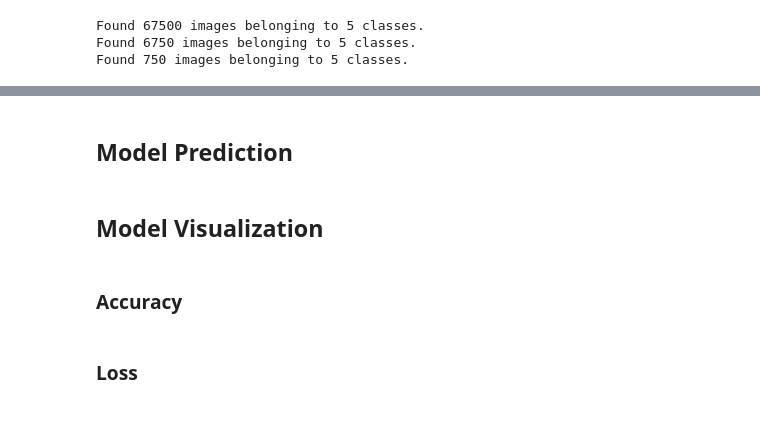
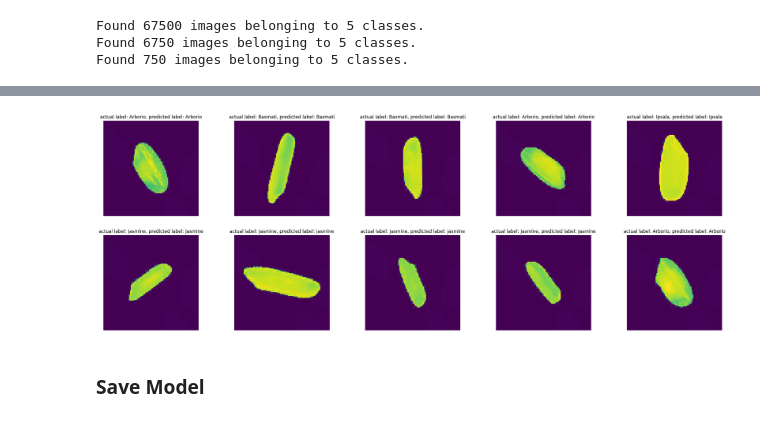
Before and after one commit to TjengIvanCahyadi/proyek-akhir-kecerdasan-buatan, a Jupyter notebook: klasifikasi_jenis_beras.ipynb, the cells around one changed output, grey strips where cells are left out. Saved outputs shown, nothing was run; the diff lists cells and outputs as text; code cells hidden in the pictures.

```diff
--- a/klasifikasi_jenis_beras.ipynb
+++ b/klasifikasi_jenis_beras.ipynb
@@ -224,8 +353,15 @@ Found 750 images belonging to 5 classes.
+# %%
+img, label = next(iter(test_generator))
+
+plt.figure(figsize=(30,10))
+for i in range(10) :
+    actual_label = list(rice_dataset.keys())[np.argmax(label[i])]
+    plt.subplot(2,5,i+1)
+    plt.axis('off')
+    predicted_label = np.argmax(model.predict(img[i][None,...]))
+    plt.imshow(tf.squeeze(img[i]))
+    plt.title(f'actual label: {actual_label}, predicted label: {list(rice_dataset.keys())[predicted_label]}')
+# %% [output]
+[figure, added]
 # %% [markdown]
-## **Model Prediction**
+### Save Model
-# %% [markdown]
-## **Model Visualization**
-# %% [markdown]
-### Accuracy
-# %% [markdown]
-### Loss
```
Also changed, not shown: parts of 31 cells of this notebook, 2 other files.
